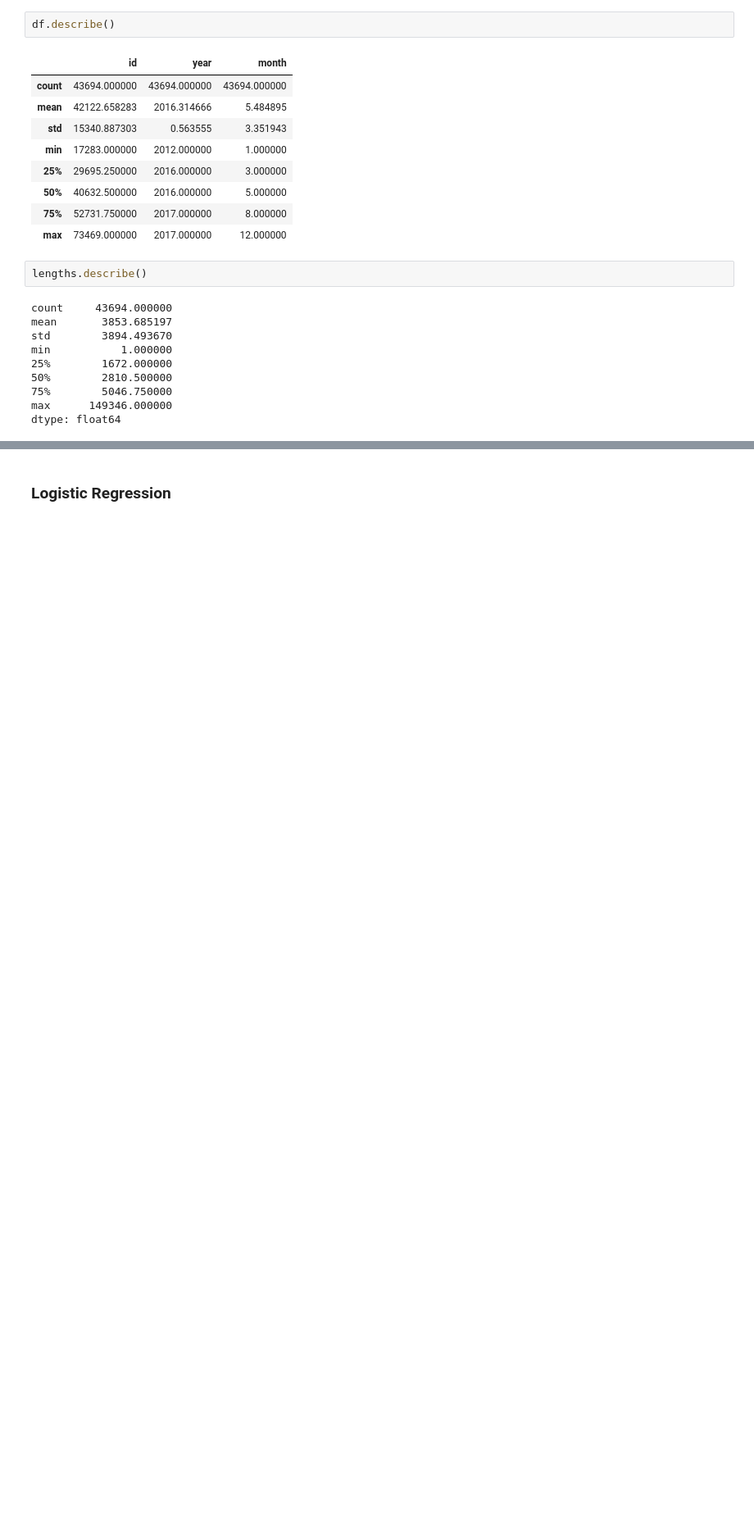
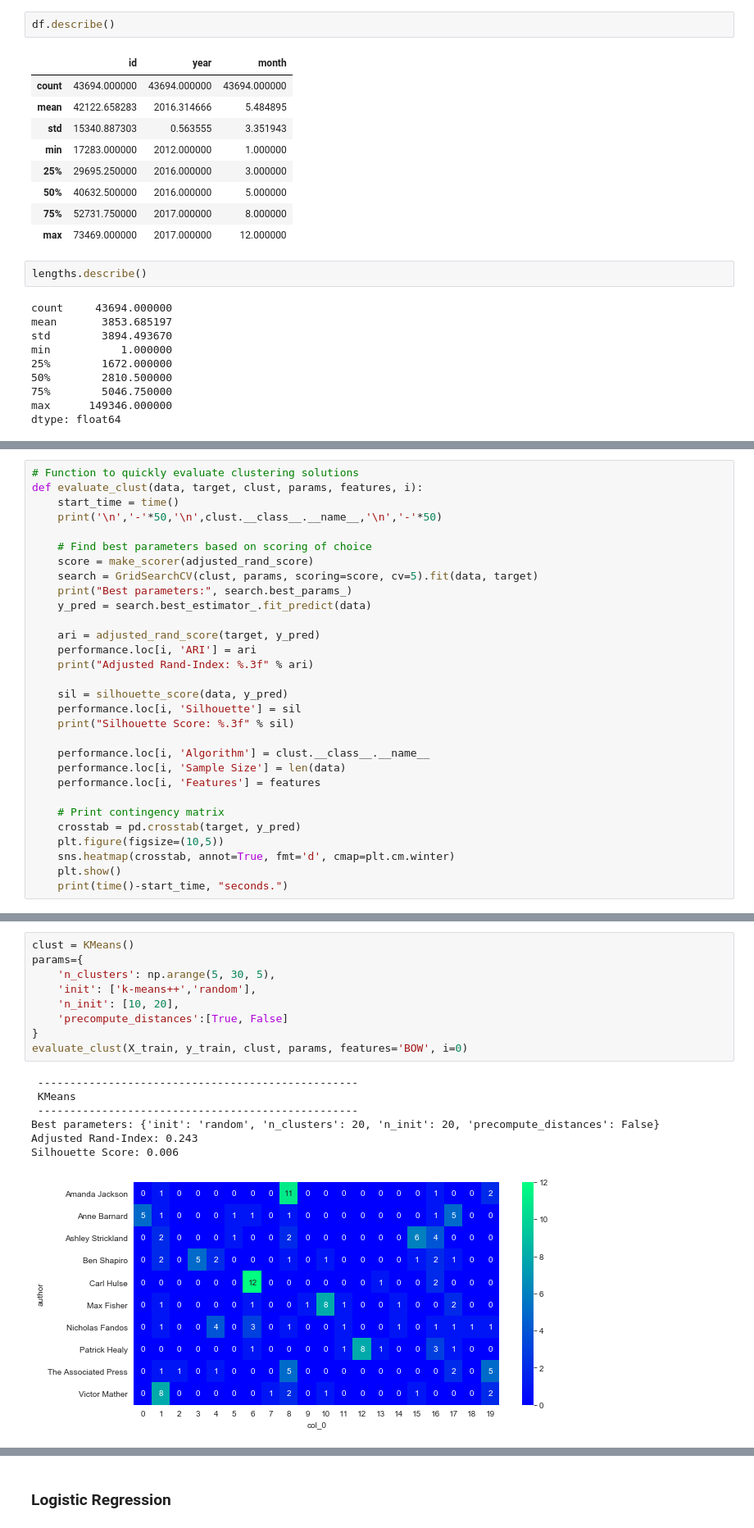
Before and after one commit to rakeshbhatia/thinkful, a Jupyter notebook: 4.5.1 Unsupervised Learning Capstone.ipynb, the cells around one changed output, grey strips where cells are left out. Shown: that part at 82% size. Cells and saved outputs as stored; diff of their text form; blank space fills up the shorter version.

```diff
--- a/4.5.1 Unsupervised Learning Capstone.ipynb
+++ b/4.5.1 Unsupervised Learning Capstone.ipynb
@@ -491,0 +533,30 @@ X_train, X_test, y_train, y_test = train_test_split(X, y,
+# %%
+# Function to quickly evaluate clustering solutions
+def evaluate_clust(data, target, clust, params, features, i):
+    start_time = time()
+    print('\n','-'*50,'\n',clust.__class__.__name__,'\n','-'*50)
+
+    # Find best parameters based on scoring of choice
+    score = make_scorer(adjusted_rand_score)
+    search = GridSearchCV(clust, params, scoring=score, cv=5).fit(data, target)
+    print("Best parameters:", search.best_params_)
+    y_pred = search.best_estimator_.fit_predict(data)
+
+    ari = adjusted_rand_score(target, y_pred)
+    performance.loc[i, 'ARI'] = ari
+    print("Adjusted Rand-Index: %.3f" % ari)
+
+    sil = silhouette_score(data, y_pred)
+    performance.loc[i, 'Silhouette'] = sil
+    print("Silhouette Score: %.3f" % sil)
+
+    performance.loc[i, 'Algorithm'] = clust.__class__.__name__
+    performance.loc[i, 'Sample Size'] = len(data)
+    performance.loc[i, 'Features'] = features
+
+    # Print contingency matrix
+    crosstab = pd.crosstab(target, y_pred)
+    plt.figure(figsize=(10,5))
+    sns.heatmap(crosstab, annot=True, fmt='d', cmap=plt.cm.winter)
+    plt.show()
+    print(time()-start_time, "seconds.")
@@ -491,0 +566,17 @@ X_train, X_test, y_train, y_test = train_test_split(X, y,
+# %%
+clust = KMeans()
+params={
+    'n_clusters': np.arange(5, 30, 5),
+    'init': ['k-means++','random'],
+    'n_init': [10, 20],
+    'precompute_distances':[True, False]
+}
+evaluate_clust(X_train, y_train, clust, params, features='BOW', i=0)
+# %% [output]
+ --------------------------------------------------
+ KMeans
+ --------------------------------------------------
+Best parameters: {'init': 'random', 'n_clusters': 20, 'n_init': 20, 'precompute_distances': False}
+Adjusted Rand-Index: 0.243
+Silhouette Score: 0.006
+[figure, added]
```
Also changed, not shown: parts of 66 cells of this notebook.
